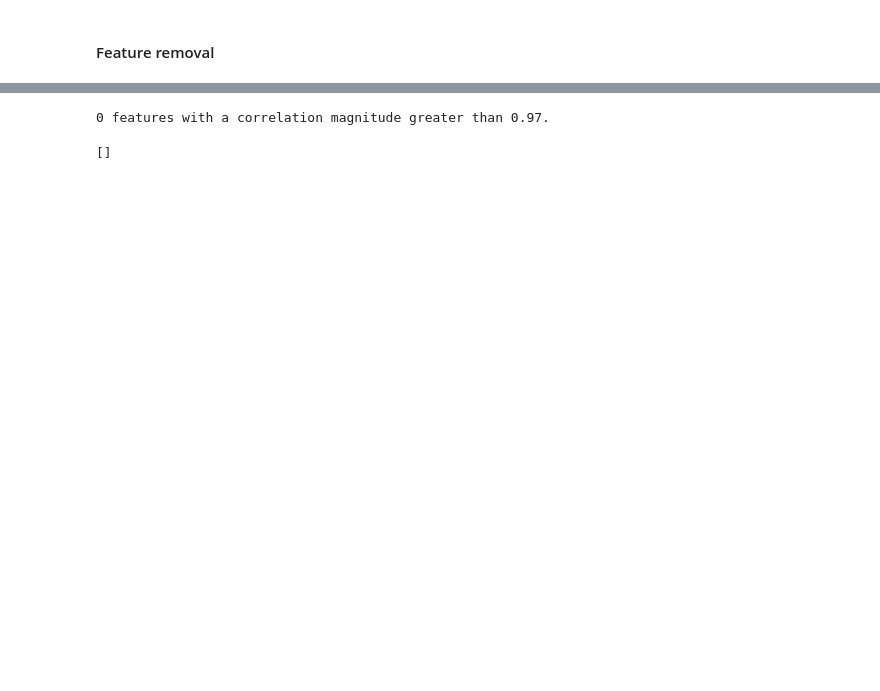
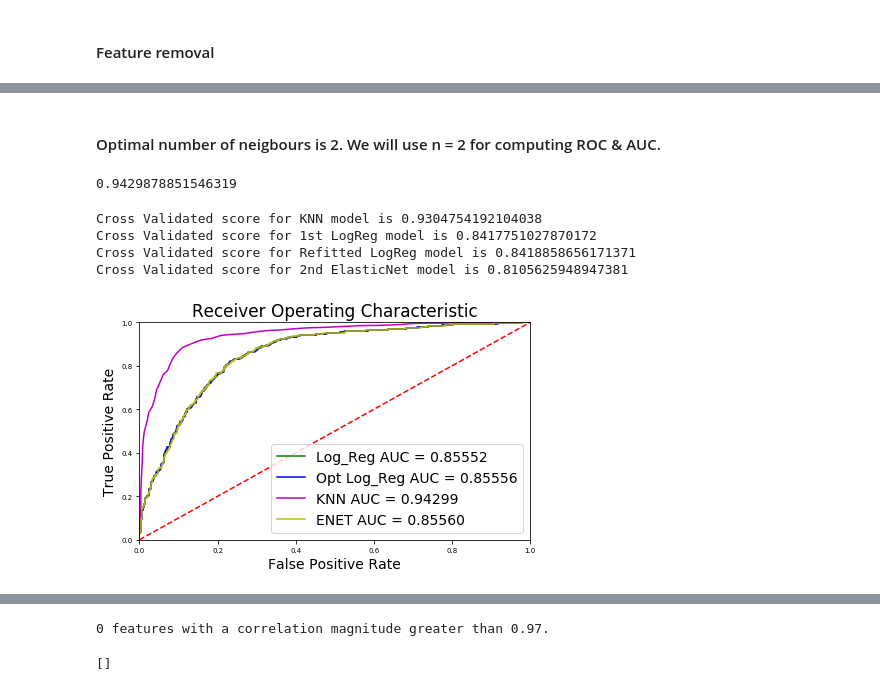
Before and after one commit to RhysZH/GA-DAT9-Projects1, a Jupyter notebook: R_Morgan_Project4_Files/R_Morgan_Project4_Modelling.ipynb, the cells around one changed output, grey strips where cells are left out. Drawn from its saved outputs; the diff is of its cells as text; code cells hidden in the pictures; blank space fills up the shorter version.

```diff
--- a/R_Morgan_Project4_Files/R_Morgan_Project4_Modelling.ipynb
+++ b/R_Morgan_Project4_Files/R_Morgan_Project4_Modelling.ipynb
@@ -156,6 +156,7 @@ for n in alpha_range:
     fpr_enet, tpr_enet, threshold_enet = metrics.roc_curve(y_test, preds)
     roc_auc_enet = metrics.auc(fpr_enet, tpr_enet)
     if roc_auc_enet >= opt_auc:
+        opt_preds = preds
         opt_auc = roc_auc_enet
         opt_int = clf.intercept_
         opt_coef = clf.coef_
@@ -185,0 +183,6 @@ predicted_enet = clf.predict_proba(X_test)
+# %%
+clf_2 = SGDClassifier(penalty='elasticnet',alpha=0.01,max_iter=1000, loss = 'log',random_state=123)
+clf_model_2 = clf_2.fit(X_train, y_train)
+predicted_enet_2 = clf_2.predict_proba(X_test)
+print(clf_model_2.intercept_)
+print(clf_model_2.coef_)
@@ -186,6 +194,6 @@ predicted_enet = clf.predict_proba(X_test)
 # %%
-preds = predicted_enet[:,1]
-fpr_enet, tpr_enet, threshold_enet = metrics.roc_curve(y_test, preds)
-roc_auc_enet = metrics.auc(fpr_enet, tpr_enet)
-roc_auc_enet
+preds = predicted_enet_2[:,1]
+fpr_enet_2, tpr_enet_2, threshold_enet_2 = metrics.roc_curve(y_test, preds)
+roc_auc_enet_2 = metrics.auc(fpr_enet_2, tpr_enet_2)
+roc_auc_enet_2
 # %% [output]
@@ -255,3 +348,41 @@ plt.show()
+# %% [markdown]
+#### Optimal number of neigbours is 2. We will use n = 2 for computing ROC & AUC.
+# %%
+knn_13 = KNeighborsClassifier(n_neighbors=2)
+knn_model = knn.fit(X_train, y_train)
+predicted_knn = knn.predict_proba(X_test)
+preds = predicted_knn[:,1]
+fpr_knn, tpr_knn, threshold_knn = metrics.roc_curve(y_test, preds)
+roc_auc_knn = metrics.auc(fpr_knn, tpr_knn)
+roc_auc_knn
+# %% [output]
+0.9429878851546319
+# %%
+#cross-validate all models with optimal number of folds - 13 folds.
+print('Cross Validated score for KNN model is', cross_val_score(knn_model, X_res, y_res, cv=13, scoring='roc_auc').mean())
+print('Cross Validated score for 1st LogReg model is',cross_val_score(model, X_res, y_res, cv=13, scoring='roc_auc').mean())
+print('Cross Validated score for Refitted LogReg model is',cross_val_score(model_2, X_samp_f, y_res, cv=13, scoring='roc_auc').mean())
+print('Cross Validated score for 2nd ElasticNet model is',cross_val_score(clf_model_2, X, y, cv=13, scoring='roc_auc').mean())
+# %% [output]
+Cross Validated score for KNN model is 0.9304754192104038
+Cross Validated score for 1st LogReg model is 0.8417751027870172
+Cross Validated score for Refitted LogReg model is 0.8418858656171371
+Cross Validated score for 2nd ElasticNet model is 0.8105625948947381
+# %%
+plt.title('Receiver Operating Characteristic')
+plt.plot(fpr, tpr, 'g', label = 'Log_Reg AUC = %0.5f' % roc_auc)
+plt.plot(fpr_2, tpr_2, 'b', label = 'Opt Log_Reg AUC = %0.5f' % roc_auc_2)
+plt.plot(fpr_knn, tpr_knn, 'm', label = 'KNN AUC = %0.5f' % roc_auc_knn)
+plt.plot(fpr_enet_2, tpr_enet_2, 'y', label = 'ENET AUC = %0.5f' % roc_auc_enet_2)
+plt.legend(loc = 'lower right')
+plt.plot([0, 1], [0, 1],'r--')
+plt.xlim([0, 1])
+plt.ylim([0, 1])
+plt.ylabel('True Positive Rate')
+plt.xlabel('False Positive Rate')
+plt.show()
+# %% [output]
+[figure, added]
 # %%
 from feature_selector import FeatureSelector
 
```
Also changed, not shown: parts of 55 cells of this notebook.
